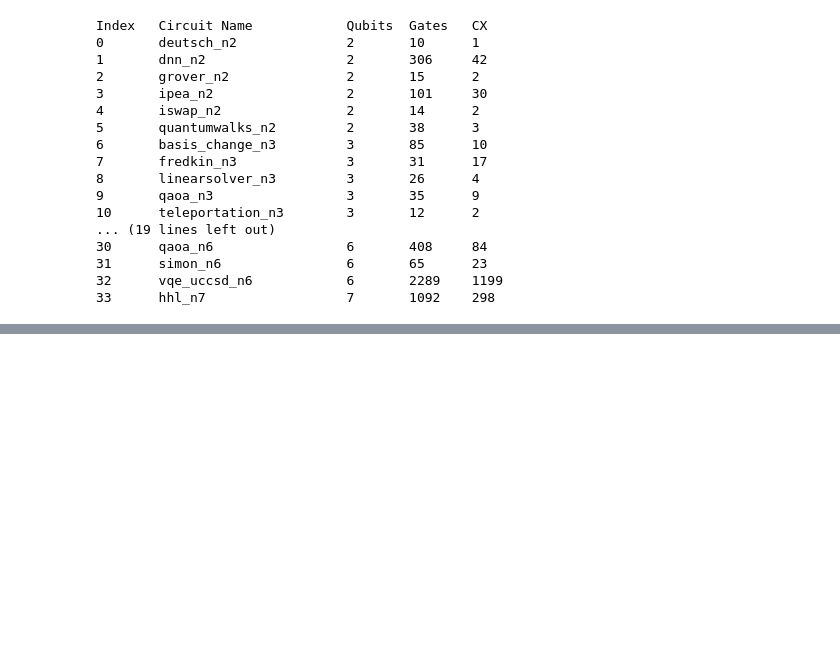
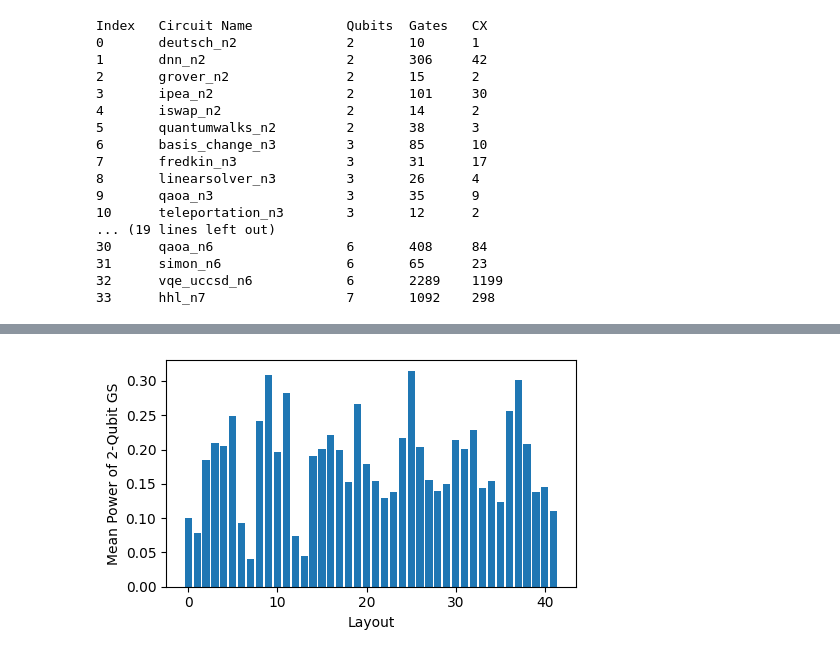
Before and after one commit to chuanqixu/quantum-computing-power-side-channel-attacks, a Jupyter notebook: experiments/benchmark/benchmark_info.ipynb, the cells around one changed output, grey strips where cells are left out. Drawn from its saved outputs; the diff is of its cells as text; code cells hidden in the pictures; blank space fills up the shorter version.

```diff
--- a/experiments/benchmark/benchmark_info.ipynb
+++ b/experiments/benchmark/benchmark_info.ipynb
@@ -30,0 +74,17 @@ Index   Circuit Name            Qubits  Gates   CX
+# %%
+from qiskit import transpile, schedule
+import itertools
+circ_list = [transpile(QASMBenchmark(r"E:\Research\QASMBench", "small", num_qubits_list=list(range(8)), remove_final_measurements=True)[2], backend, initial_layout=initial_layout) for initial_layout in list(itertools.permutations(range(7), 2))]
+grover_total_list = [CircAmpTimeSeries.from_circ(circ, backend).total() for circ in circ_list]
+grover_mean_power_list = [np.mean(grover_total) for grover_total in grover_total_list ]
+# %%
+plt.figure(figsize=(5, 3))
+plt.bar(range(len(grover_mean_power_list)), grover_mean_power_list)
+plt.ylabel("Mean Power of 2-Qubit GS")
+# plt.xticks(None)
+plt.xlabel("Layout")
+plt.tight_layout()
+
+plt.savefig(r"E:\Research\quantum-computing-power-side-channel-attacks\paper\figure\grover_mean_power.pdf")
+# %% [output]
+[figure, added]
```
Also changed, not shown: parts of 6 cells of this notebook.
